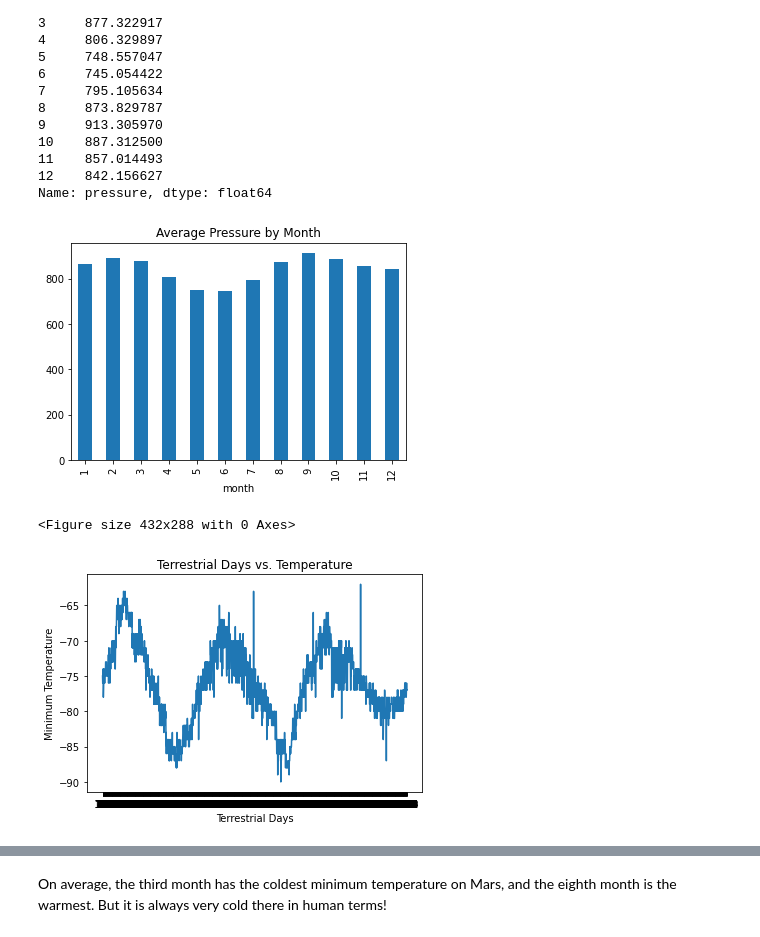
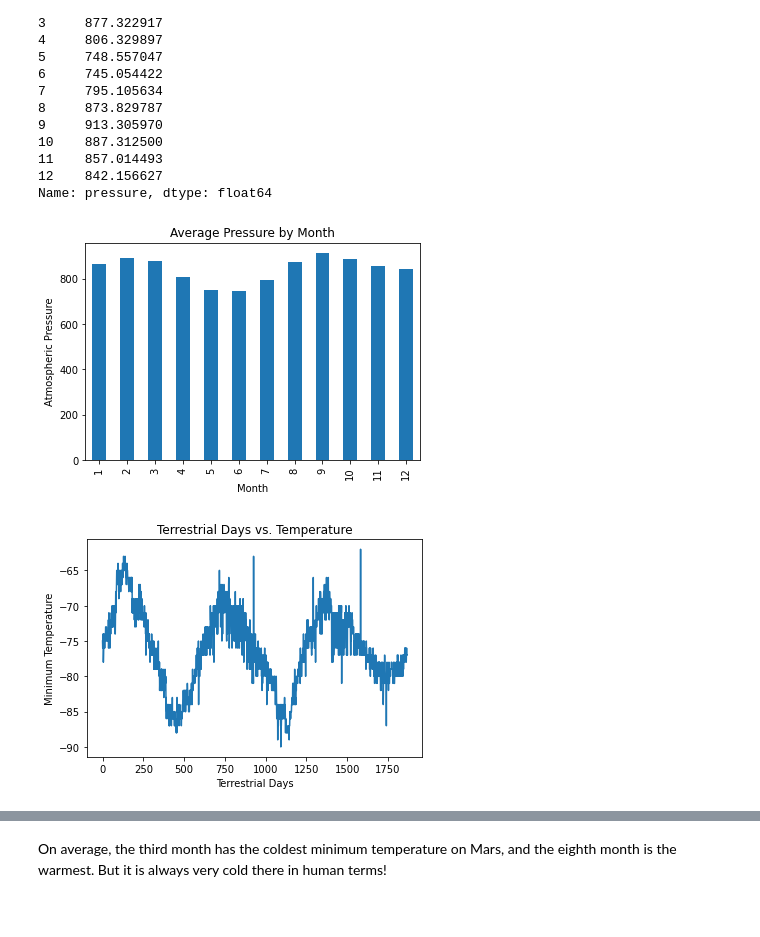
Before and after one commit to Colleen-Cobb/Web-Scraping-Challenge, a Jupyter notebook: part_2_mars_weather.ipynb, the cells around one changed output, grey strips where cells are left out. Cells and saved outputs as stored; diff of their text form; code cells hidden in the pictures.

```diff
--- a/part_2_mars_weather.ipynb
+++ b/part_2_mars_weather.ipynb
@@ -273,31 +286,22 @@ month
 Name: pressure, dtype: float64
 # %%
 # Plot the average pressure by month
-prs=dataframe.groupby("month")
 
-
-month_prs=prs["pressure"].mean()
-bar_prs=month_prs.plot(kind="bar", title="Average Pressure by Month")
-bar_prs.set_xlabel=("Month")
-bar_prs.set_ylabel=("Atmospheric Pressure")
+month_prs.plot(kind='bar')
+plt.xlabel('Month')
+plt.ylabel('Atmospheric Pressure')
+plt.title('Average Pressure by Month')
 plt.savefig("Images/pressure_month")
-
 plt.show()
-plt.tight_layout()
 # %% [output]
-[figure, old version]
+[figure, new version]
-<Figure size 432x288 with 0 Axes>
 # %%
-x_values=dataframe["id"]
-y_values=dataframe["min_temp"]
-plt.plot(x_values, y_values)
-# labels= ['o', '250', '500', '750', '1000', '1250', '1500', '1750']
-# plt.plot(dataframe["id"], dataframe['min_temp'])
+# 5. How many terrestrial (earth) days are there in a Martian year?
+dataframe.min_temp.plot()
 plt.xlabel("Terrestrial Days")
-# plt.xticks(x_values, labels, rotation="vertical")
 plt.ylabel("Minimum Temperature")
 plt.title("Terrestrial Days vs. Temperature")
-
+plt.savefig("Images/terrestrial_days")
 plt.show()
 # %% [output]
-[figure, old version]
+[figure, new version]
```
Also changed, not shown: parts of 8 cells of this notebook, 7 other files.
